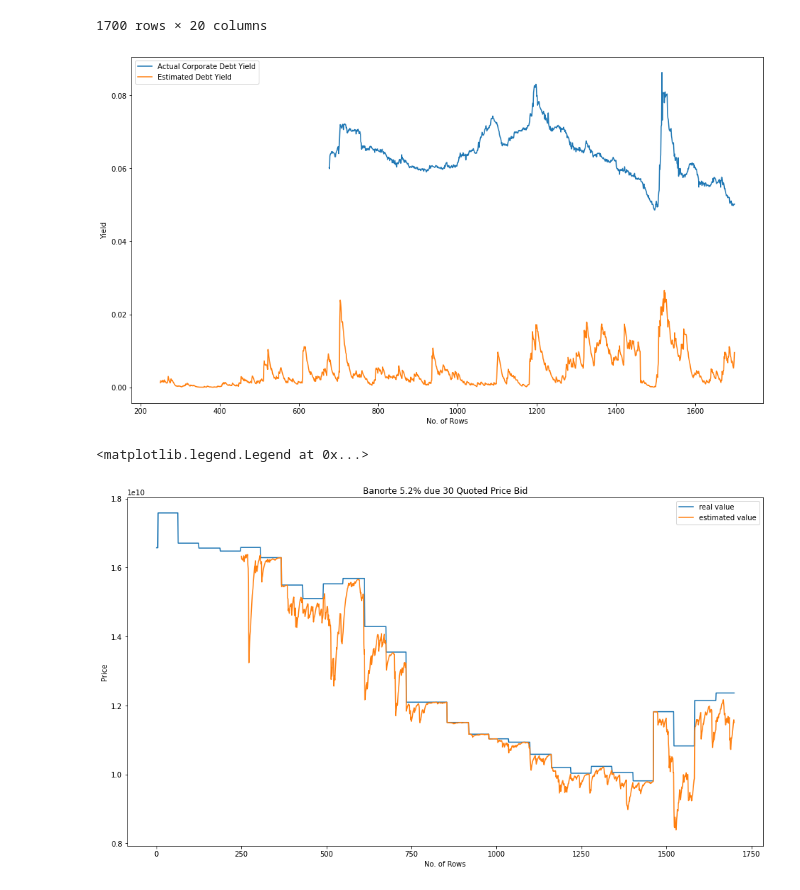
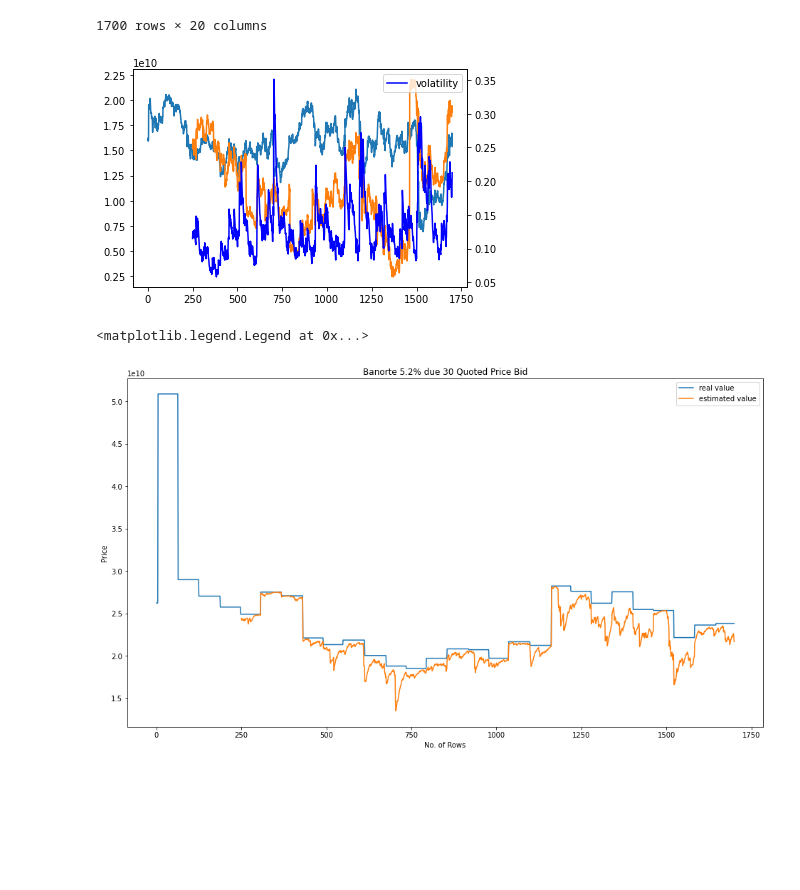
Before and after one commit to harrisonpan1/William-Blair, a Jupyter notebook: Model_All_Mexican_Companies.ipynb, the cells around one changed output. Drawn from its saved outputs; the diff is of its cells as text; code cells hidden in the pictures; blank space fills up the shorter version.

```diff
--- a/Model_All_Mexican_Companies.ipynb
+++ b/Model_All_Mexican_Companies.ipynb
@@ -275,27 +275,43 @@ company_bond
 # %%
 # test
 simu_liability_price_div = []
 equity_price_div = []
 bond_yield = []
 for i in range(len(Annual_Volatility)):
     # calculate simulated value of bonds using BS model
     simu_liability_price_div.append(Strike_Price[i] -
                                     priceBS_div(MV_Assets[i], Strike_Price[i], int(Expiration_Time[i]), Risk_Free_Rate[i],
                                                 Annual_Volatility[i], Dividend_yield[i], 'P'))
     # calculate bond yields
     bond_yield.append((company_bond['Total Corporate Debt'][i]/simu_liability_price_div[i])**(1/Expiration_Time[i].astype(np.int64))-1)
 
     # calculate equity value using BS model as call option
-#     equity_price_div.append(priceBS_div(MV_Assets[i], Strike_Price[i], int(Expiration_Time[i]), Risk_Free_Rate[i],
-#                                                 Annual_Volatility[i], Dividend_yield[i], 'C'))
+    equity_price_div.append(priceBS_div(MV_Assets[i], Strike_Price[i], int(Expiration_Time[i]), Risk_Free_Rate[i],
+                                                Annual_Volatility[i], Dividend_yield[i], 'C'))
+
+# x = range(len(bond_yield))
+# plt.figure(figsize=(16,9))
+# plt.plot(x, company_bond['Yield'], label = "Actual Corporate Debt Yield")
+# plt.plot(x, bond_yield, label = "Estimated Debt Yield")
+# plt.xlabel('No. of Rows')
+# plt.ylabel('Yield')
+# plt.legend()
+# plt.show()
 
 x = range(len(bond_yield))
-plt.figure(figsize=(16,9))
-plt.plot(x, company_bond['Yield'], label = "Actual Corporate Debt Yield")
-plt.plot(x, bond_yield, label = "Estimated Debt Yield")
+
+fig, ax1 = plt.subplots()
+# ax1.figure(figsize=(16,9))
+
+ax2 = ax1.twinx()
+ax1.plot(x, company_bond['Equity Price USD']*company_bond['Shares Outstanding'], label = "Actual Corporate Debt Yield")
+ax1.plot(x, equity_price_div, label = "Estimated Debt Yield")
+# ax1.ylabel('Yield')
+ax2.plot(x, Annual_Volatility, label = "volatility",c = 'b')
+# ax2.ylabel('vol')
 plt.xlabel('No. of Rows')
-plt.ylabel('Yield')
+
 plt.legend()
 plt.show()
 # %% [output]
-[figure, old version]
+[figure, new version]
@@ -311,4 +332,4 @@ plt.title('Banorte 5.2% due 30 Quoted Price Bid')
 plt.legend()
 # %% [output]
 <matplotlib.legend.Legend at 0x...>
-[figure, old version]
+[figure, new version]
```
Also changed, not shown: parts of 1 cell of this notebook.
